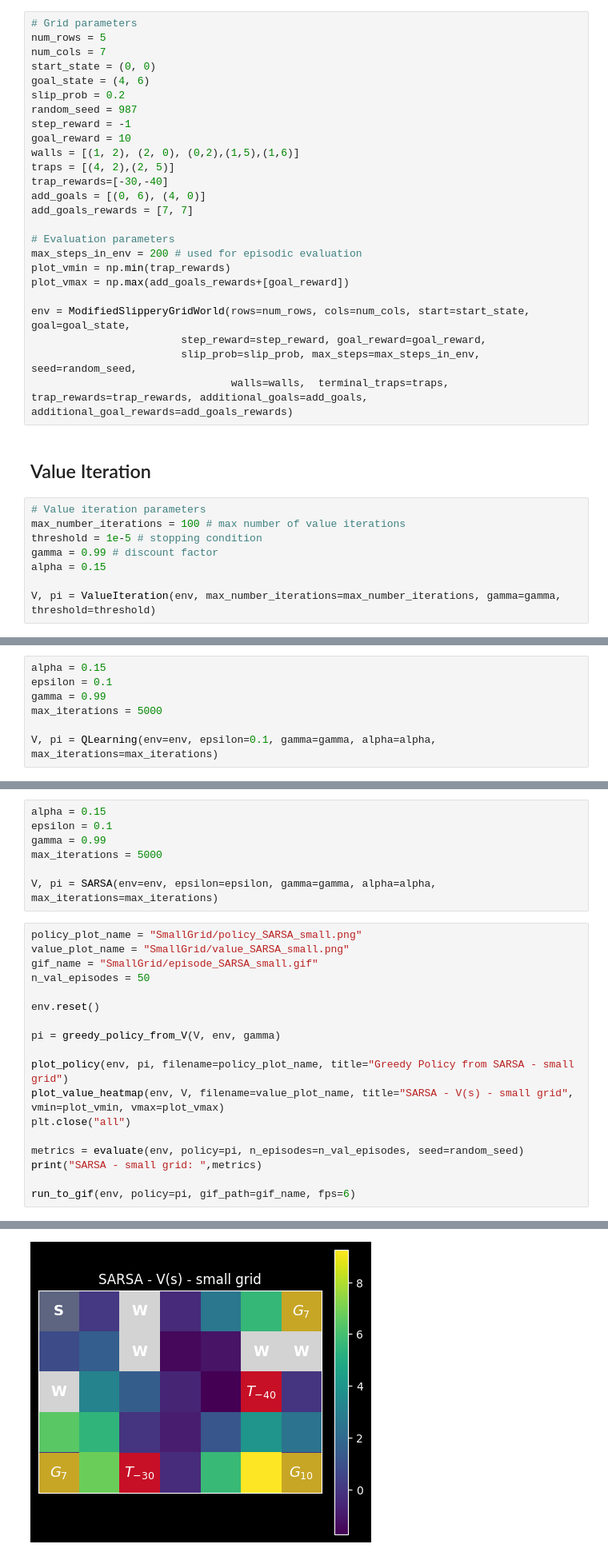
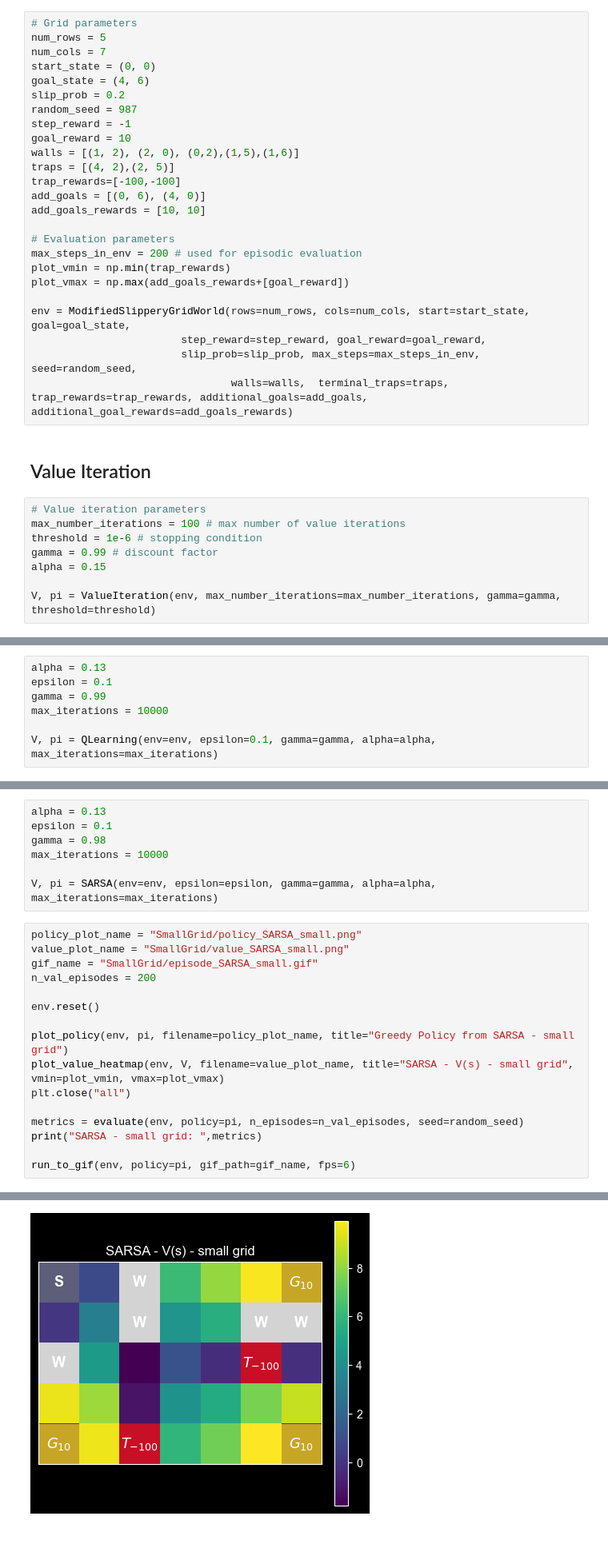
Before and after one commit to ondrey-16/MiNI-Project_WSI, a Jupyter notebook: MiniProject.ipynb, the cells around one changed output, grey strips where cells are left out. Shown at 80% size. Cells and saved outputs as stored; diff of their text form.

```diff
--- a/MiniProject.ipynb
+++ b/MiniProject.ipynb
@@ -200,9 +194,9 @@ step_reward = -1
 goal_reward = 10
 walls = [(1, 2), (2, 0), (0,2),(1,5),(1,6)]
 traps = [(4, 2),(2, 5)]
-trap_rewards=[-30,-40]
+trap_rewards=[-100,-100]
 add_goals = [(0, 6), (4, 0)]
-add_goals_rewards = [7, 7]
+add_goals_rewards = [10, 10]
 
 # Evaluation parameters
 max_steps_in_env = 200 # used for episodic evaluation
@@ -218,7 +212,7 @@ env = ModifiedSlipperyGridWorld(rows=num_rows, cols=num_cols, start=start_state,
 # %%
 # Value iteration parameters
 max_number_iterations = 100 # max number of value iterations
-threshold = 1e-5 # stopping condition
+threshold = 1e-6 # stopping condition
 gamma = 0.99 # discount factor
 alpha = 0.15
 
@@ -250,10 +240,10 @@ Value iteration - small grid:  {'avg_return': 0.18, 'std_return': 1.8296, 'succe
 # %% [markdown]
 ## QLearning
 # %%
-alpha = 0.15
+alpha = 0.13
 epsilon = 0.1
 gamma = 0.99
-max_iterations = 5000
+max_iterations = 10000
 
 V, pi = QLearning(env=env, epsilon=0.1, gamma=gamma, alpha=alpha, max_iterations=max_iterations)
 # %%
@@ -281,21 +269,19 @@ Q-Learning - small grid:  {'avg_return': 0.06, 'std_return': 2.0824, 'success_ra
 # %% [markdown]
 ## SARSA
 # %%
-alpha = 0.15
+alpha = 0.13
 epsilon = 0.1
-gamma = 0.99
-max_iterations = 5000
+gamma = 0.98
+max_iterations = 10000
 
 V, pi = SARSA(env=env, epsilon=epsilon, gamma=gamma, alpha=alpha, max_iterations=max_iterations)
 # %%
 policy_plot_name = "SmallGrid/policy_SARSA_small.png"
 value_plot_name = "SmallGrid/value_SARSA_small.png"
 gif_name = "SmallGrid/episode_SARSA_small.gif"
-n_val_episodes = 50
+n_val_episodes = 200
 
 env.reset()
-
-pi = greedy_policy_from_V(V, env, gamma)
 
 plot_policy(env, pi, filename=policy_plot_name, title="Greedy Policy from SARSA - small grid")
 plot_value_heatmap(env, V, filename=value_plot_name, title="SARSA - V(s) - small grid", vmin=plot_vmin, vmax=plot_vmax)
@@ -310 +296 @@ run_to_gif(env, policy=pi, gif_path=gif_name, fps=6)
-[figure, old version]
+[figure, new version]
```
Also changed, not shown: parts of 16 cells of this notebook, 2 other files.
